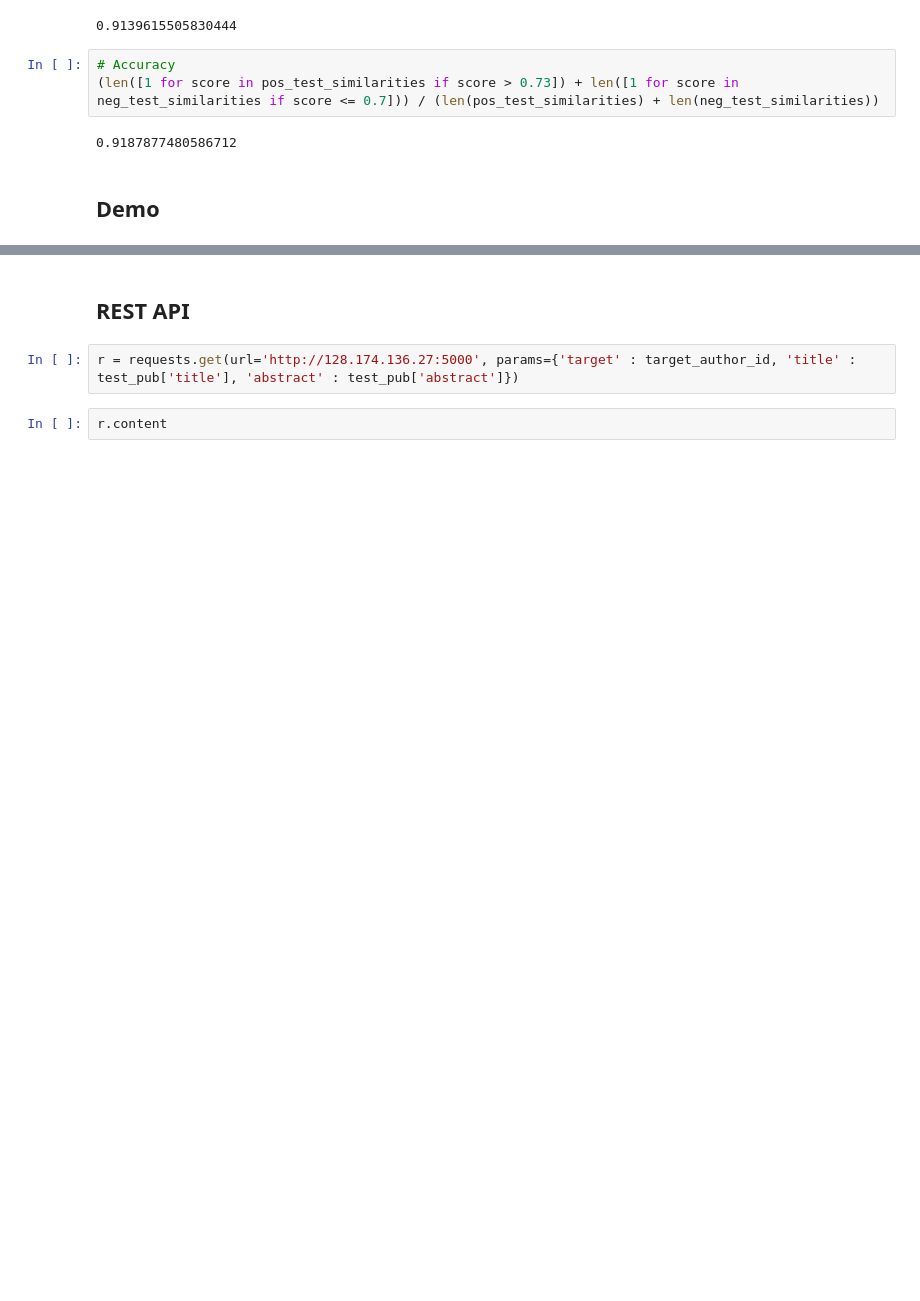
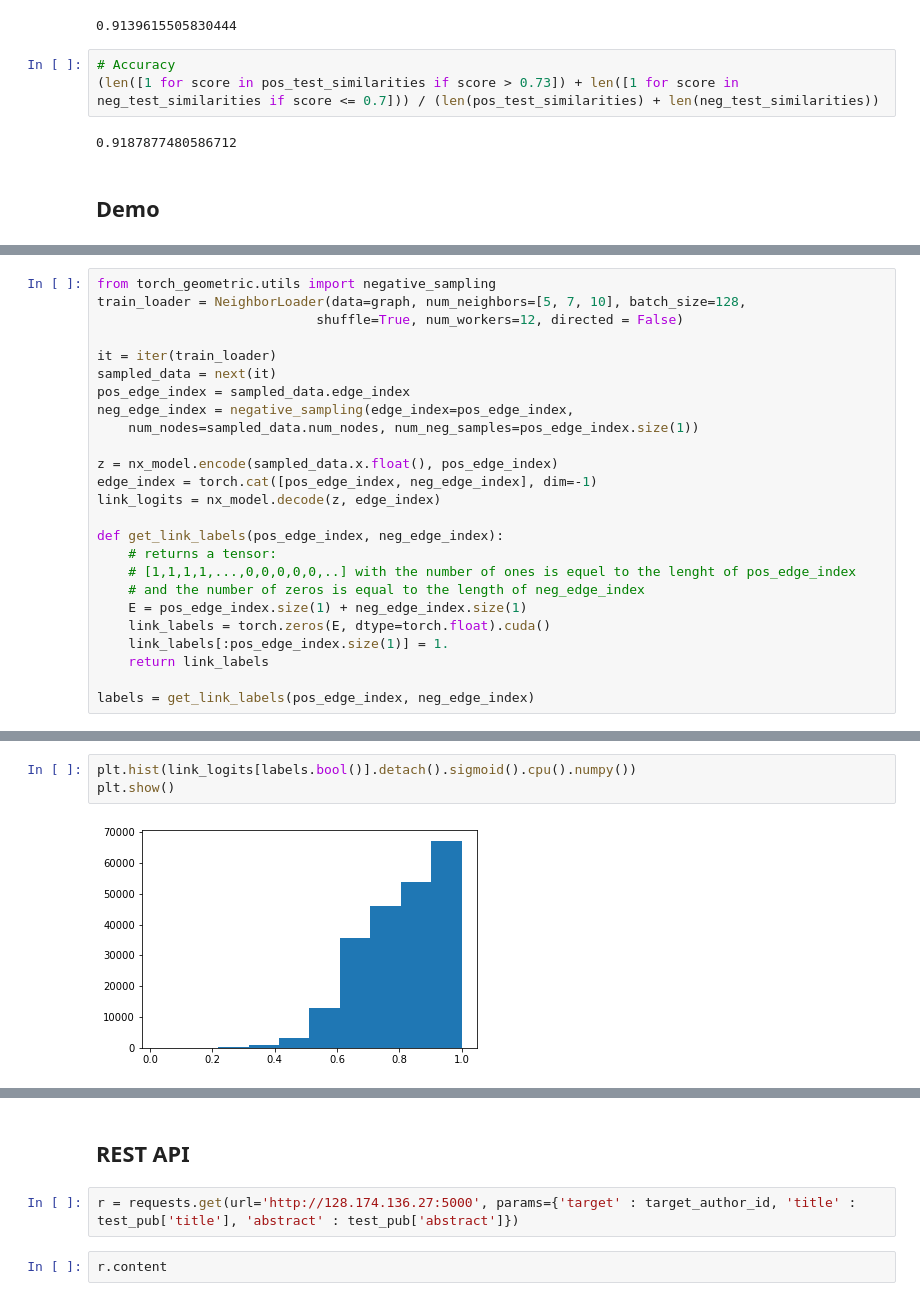
Before and after one commit to Forward-UIUC-2022S/chenzhengyiliu-keruizhu-author-publication-match, a Jupyter notebook: temp.ipynb, the cells around one changed output, grey strips where cells are left out. Cells and saved outputs as stored; diff of their text form; blank space fills up the shorter version.

```diff
--- a/temp.ipynb
+++ b/temp.ipynb
@@ -282,0 +465,25 @@ semantic_score
+# %%
+from torch_geometric.utils import negative_sampling
+train_loader = NeighborLoader(data=graph, num_neighbors=[5, 7, 10], batch_size=128,
+                            shuffle=True, num_workers=12, directed = False)
+
+it = iter(train_loader)
+sampled_data = next(it)
+pos_edge_index = sampled_data.edge_index
+neg_edge_index = negative_sampling(edge_index=pos_edge_index,
+    num_nodes=sampled_data.num_nodes, num_neg_samples=pos_edge_index.size(1))
+
+z = nx_model.encode(sampled_data.x.float(), pos_edge_index)
+edge_index = torch.cat([pos_edge_index, neg_edge_index], dim=-1)
+link_logits = nx_model.decode(z, edge_index)
+
+def get_link_labels(pos_edge_index, neg_edge_index):
+    # returns a tensor:
+    # [1,1,1,1,...,0,0,0,0,0,..] with the number of ones is equel to the lenght of pos_edge_index
+    # and the number of zeros is equal to the length of neg_edge_index
+    E = pos_edge_index.size(1) + neg_edge_index.size(1)
+    link_labels = torch.zeros(E, dtype=torch.float).cuda()
+    link_labels[:pos_edge_index.size(1)] = 1.
+    return link_labels
+
+labels = get_link_labels(pos_edge_index, neg_edge_index)
@@ -282,0 +508,5 @@ semantic_score
+# %%
+plt.hist(link_logits[labels.bool()].detach().sigmoid().cpu().numpy())
+plt.show()
+# %% [output]
+[figure, added]
```
Also changed, not shown: parts of 66 cells of this notebook, 5 other files.
